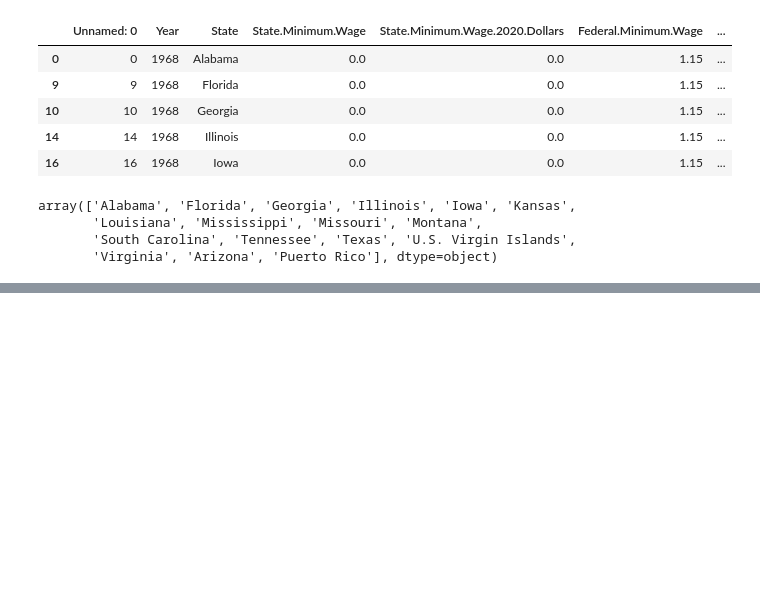
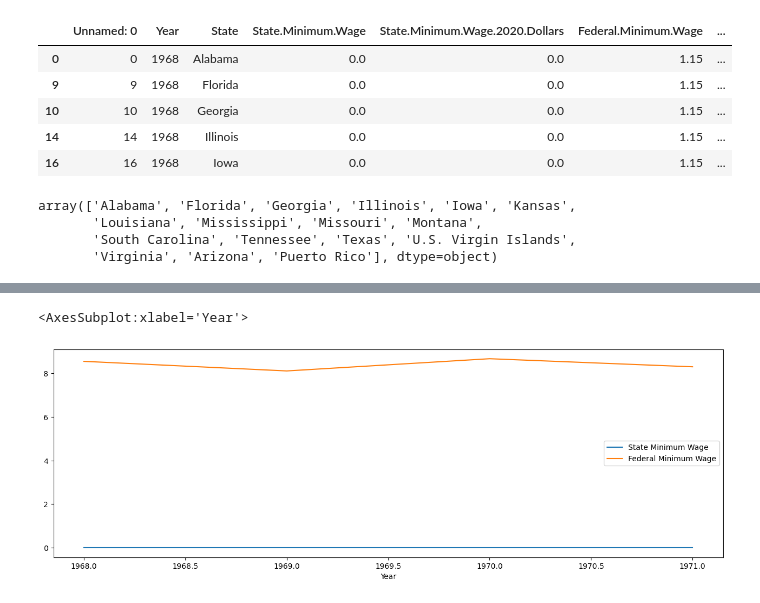
Before and after one commit to SiddheshDaphane/US-Minimum-Wage-by-State-Data-Analysis, a Jupyter notebook: min_wage.ipynb, the cells around one changed output, grey strips where cells are left out. Cells and saved outputs as stored; diff of their text form; code cells hidden in the pictures; blank space fills up the shorter version.

```diff
--- a/min_wage.ipynb
+++ b/min_wage.ipynb
@@ -216,0 +273,5 @@ array(['Alabama', 'Florida', 'Georgia', 'Illinois', 'Iowa', 'Kansas',
+# %%
+grouped_issues.get_group("Texas").plot(y =["State.Minimum.Wage.2020.Dollars","Federal.Minimum.Wage.2020.Dollars"],x = "Year",label=['State Minimum Wage', 'Federal Minimum Wage'], figsize=(16,5))
+# %% [output]
+<AxesSubplot:xlabel='Year'>
+[figure, added]
```
Also changed, not shown: parts of 12 cells of this notebook.
